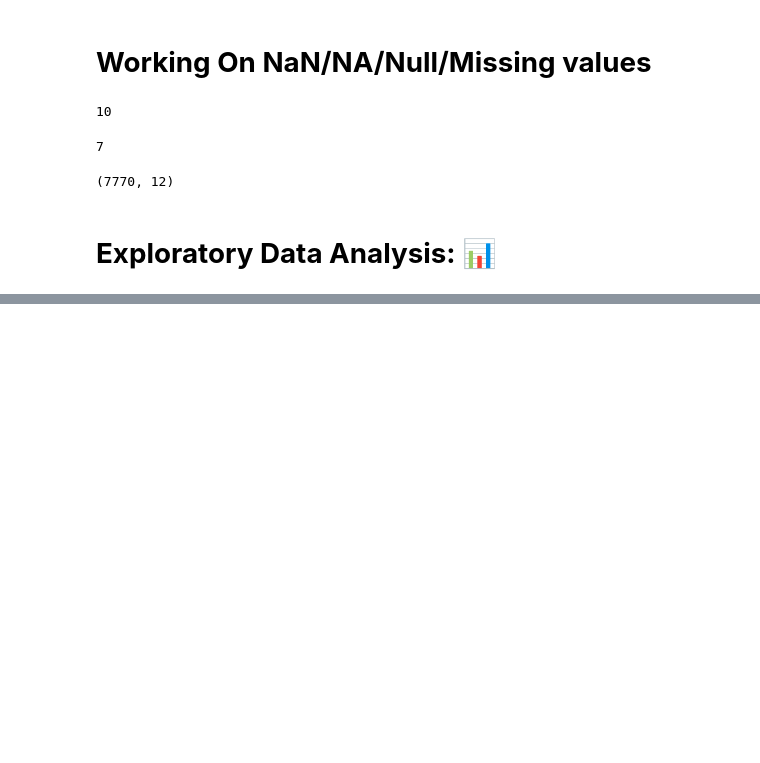
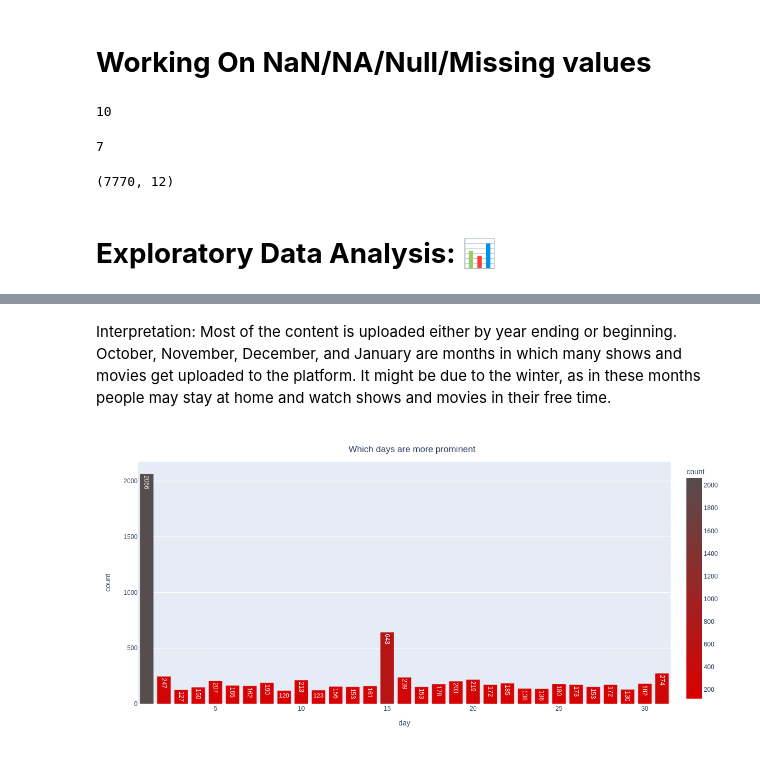
Before and after one commit to Shubhamprasad1995/NETFLIX-MOVIES-AND-TV-SHOWS-CLUSTERING, a Jupyter notebook: NETFLIX_MOVIES_AND_TV_SHOWS_CLUSTERING.ipynb, the cells around one changed output, grey strips where cells are left out. Saved outputs shown, nothing was run; the diff lists cells and outputs as text; code cells hidden in the pictures; blank space fills up the shorter version.

```diff
--- a/NETFLIX_MOVIES_AND_TV_SHOWS_CLUSTERING.ipynb
+++ b/NETFLIX_MOVIES_AND_TV_SHOWS_CLUSTERING.ipynb
@@ -227,0 +310,25 @@ netflix_data['month_added'] = netflix_data['date_added'].dt.month
+# %% [markdown]
+Interpretation:
+Most of the content is uploaded either by year ending or beginning.
+October, November, December, and January are months in which many shows and movies get uploaded to the platform.
+It might be due to the winter, as in these months people may stay at home and watch shows and movies in their free time.
+# %%
+# Create dataframe to store day values and count.
+days_df = pd.DataFrame(netflix_data.day_added.value_counts())
+days_df.reset_index(inplace=True)
+days_df.rename(columns={'index':'day', 'day_added':'count'}, inplace=True)
+fig = px.bar(days_df, x="day", y="count", text_auto=True, color='count', color_continuous_scale=['#db0000', '#564d4d'])
+fig.update_layout(
+    title={
+        'text': 'Which days are more prominent',
+        'y':0.95,
+        'x':0.5,
+        'xanchor': 'center',
+        'yanchor': 'top'},
+        autosize=False,
+        width=1200,
+        height=600)
+# fig.show()
+fig.show('png')
+# %% [output]
+[figure, added]
```
Also changed, not shown: parts of 34 cells of this notebook.
